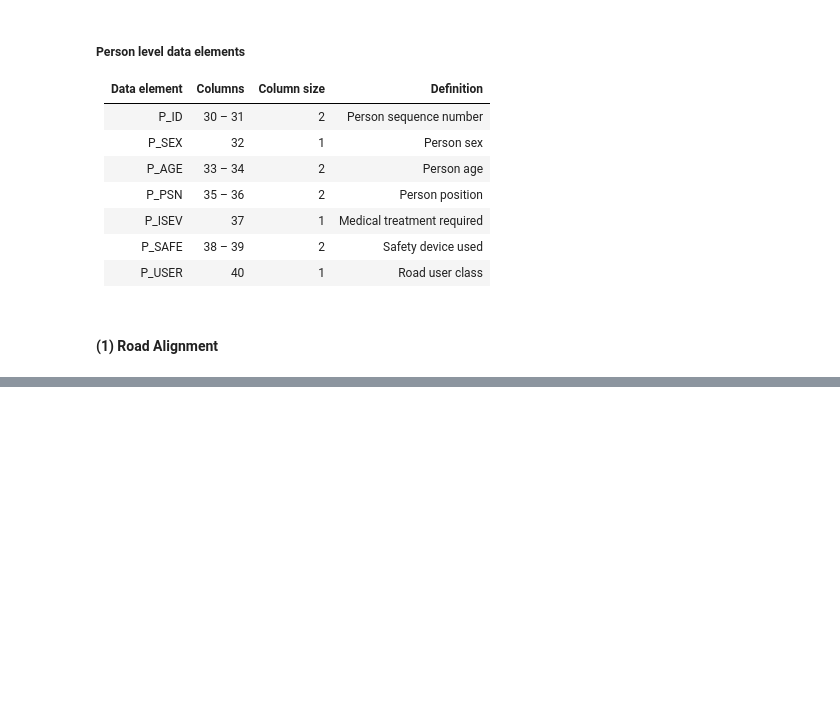
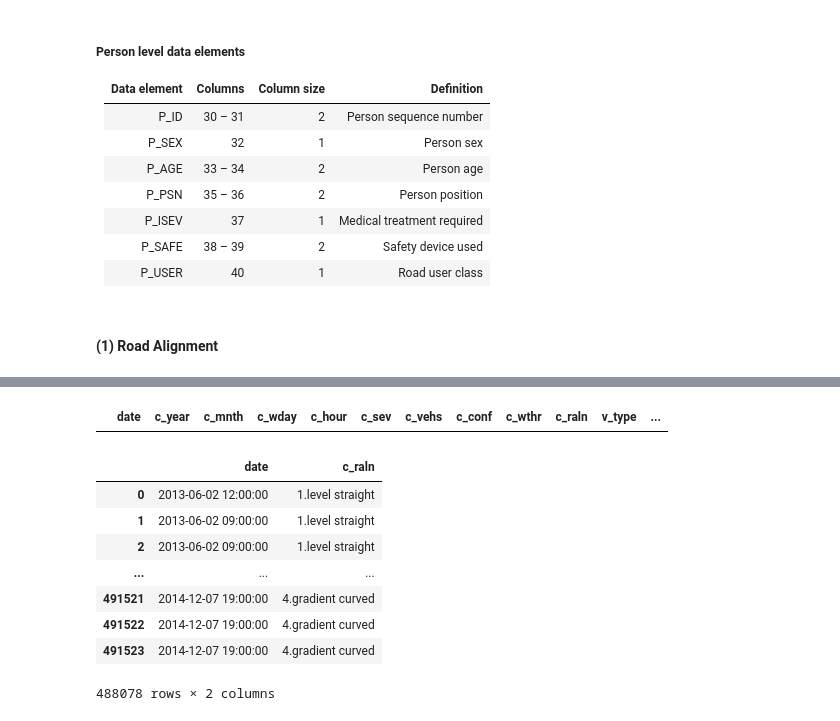
Before and after one commit to rynho/3250-G3, a Jupyter notebook: jupyterNB/G3_Project.ipynb, the cells around one changed output, grey strips where cells are left out. Cells and saved outputs as stored; diff of their text form; code cells hidden in the pictures; blank space fills up the shorter version.

```diff
--- a/jupyterNB/G3_Project.ipynb
+++ b/jupyterNB/G3_Project.ipynb
@@ -200,0 +212,22 @@ dfa
+# %%
+dfa['c_raln']=dfa['c_raln'].replace({'1':'1.level straight','2':'2.gradient straight',
+                                     '3':'3.level curved','4':'4.gradient curved',
+                                     '5':'5.top hill','6':'6.bottom hill / sag',
+                                     'Q':'other','U':'unknow'})
+
+dfa[dfa['c_raln'].isnull()]
+# %% [output]
+|  | date | c_year | c_mnth | c_wday | c_hour | c_sev | c_vehs | c_conf | c_wthr | c_raln | v_type | ... |
+# %%
+df1 = dfa.loc[:,['date','c_raln']]
+df1
+# %% [output]
+|  | date | c_raln |
+| 0 | 2013-06-02 12:00:00 | 1.level straight |
+| 1 | 2013-06-02 09:00:00 | 1.level straight |
+| 2 | 2013-06-02 09:00:00 | 1.level straight |
+| ... | ... | ... |
+| 491521 | 2014-12-07 19:00:00 | 4.gradient curved |
+| 491522 | 2014-12-07 19:00:00 | 4.gradient curved |
+| 491523 | 2014-12-07 19:00:00 | 4.gradient curved |
+488078 rows × 2 columns
```
Also changed, not shown: parts of 11 cells of this notebook.
